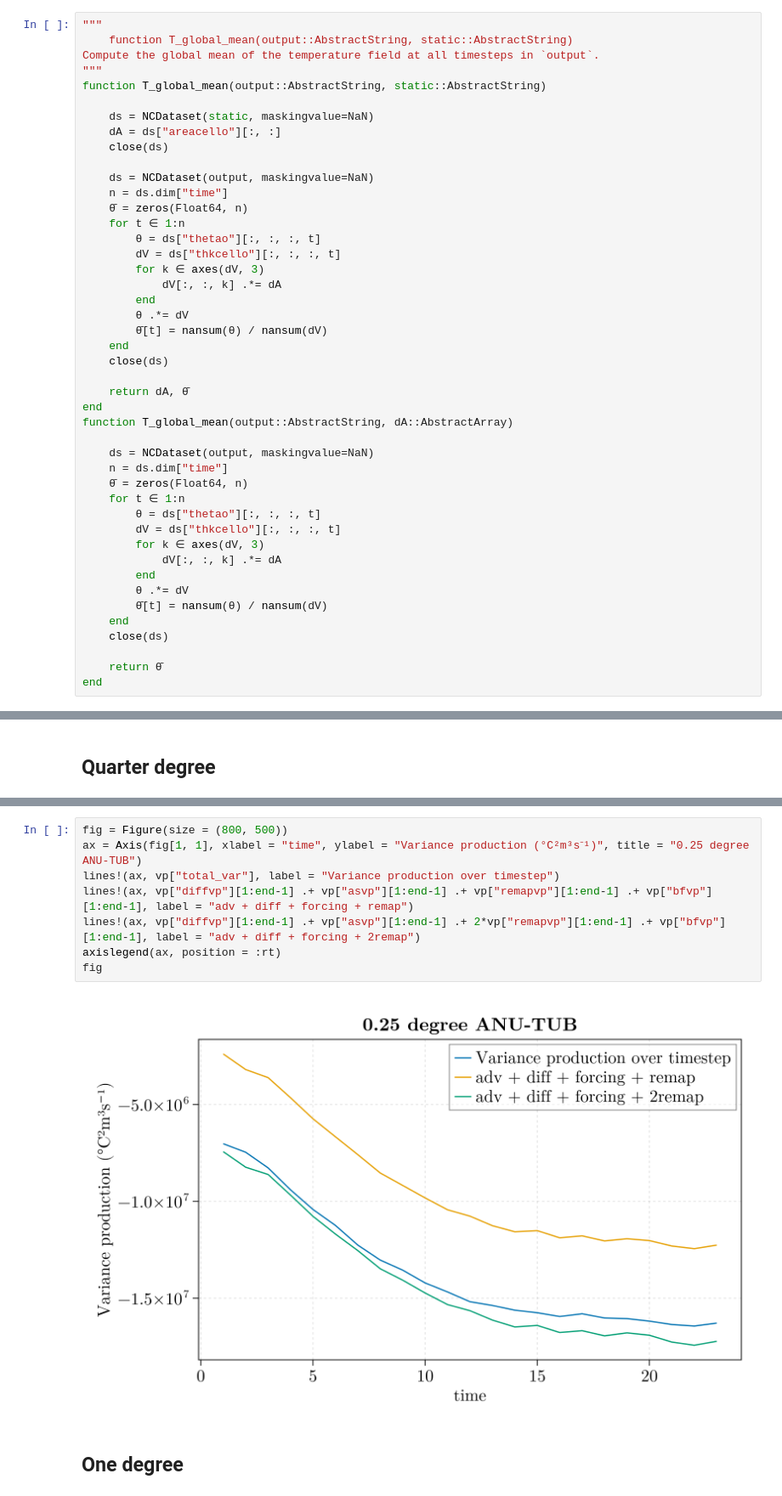
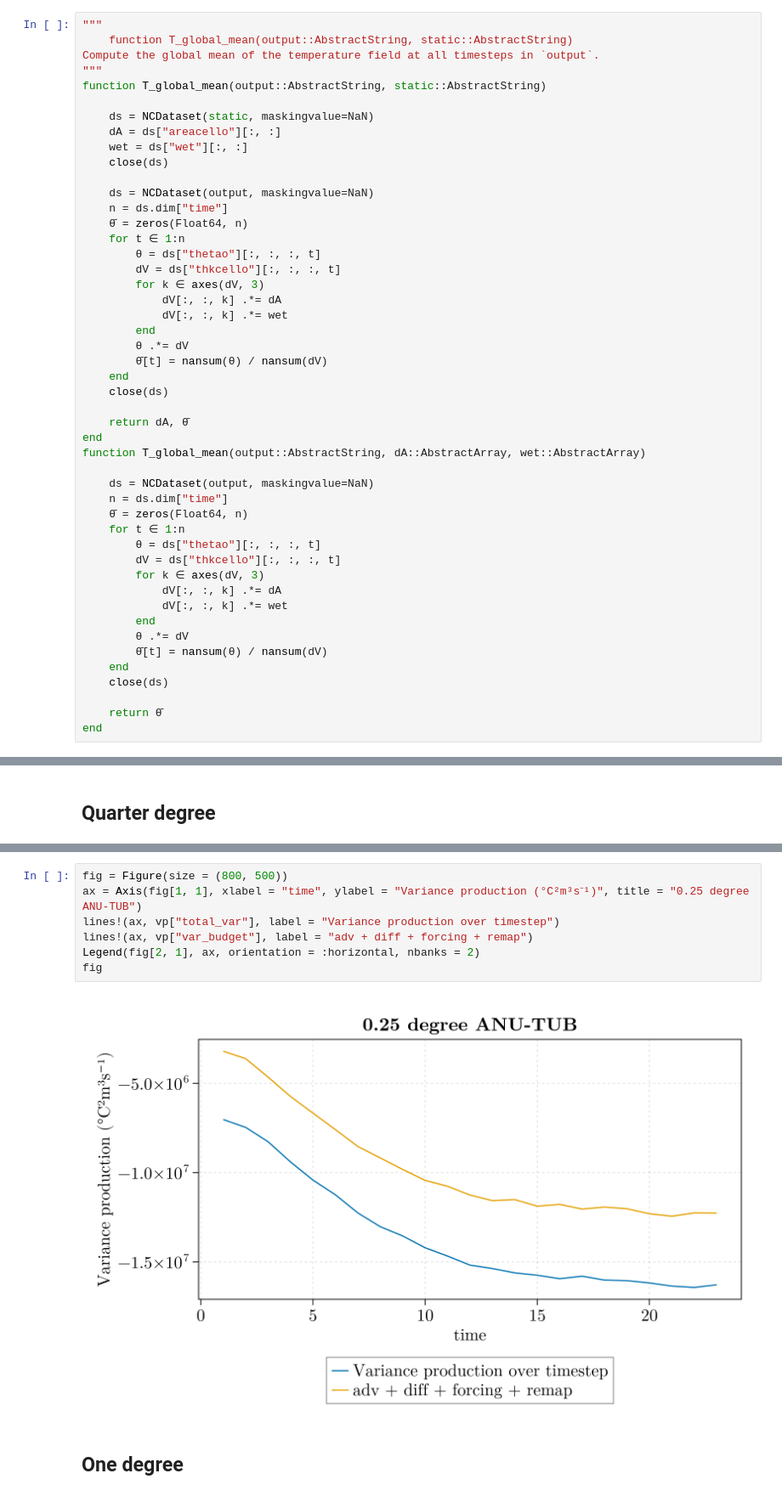
Before and after one commit to jbisits/anu-tub, a Jupyter notebook: output/total_variance_production.ipynb, the cells around one changed output, grey strips where cells are left out. Shown at 85% size. Cells and saved outputs as stored; diff of their text form.

```diff
--- a/output/total_variance_production.ipynb
+++ b/output/total_variance_production.ipynb
@@ -41,6 +41,7 @@ function T_global_mean(output::AbstractString, static::AbstractString)
 
     ds = NCDataset(static, maskingvalue=NaN)
     dA = ds["areacello"][:, :]
+    wet = ds["wet"][:, :]
     close(ds)
 
     ds = NCDataset(output, maskingvalue=NaN)
@@ -51,6 +52,7 @@ function T_global_mean(output::AbstractString, static::AbstractString)
         dV = ds["thkcello"][:, :, :, t]
         for k ∈ axes(dV, 3)
             dV[:, :, k] .*= dA
+            dV[:, :, k] .*= wet
         end
         θ .*= dV
         θ̄[t] = nansum(θ) / nansum(dV)
@@ -59,7 +61,7 @@ function T_global_mean(output::AbstractString, static::AbstractString)
 
     return dA, θ̄
 end
-function T_global_mean(output::AbstractString, dA::AbstractArray)
+function T_global_mean(output::AbstractString, dA::AbstractArray, wet::AbstractArray)
 
     ds = NCDataset(output, maskingvalue=NaN)
     n = ds.dim["time"]
@@ -69,6 +71,7 @@ function T_global_mean(output::AbstractString, dA::AbstractArray)
         dV = ds["thkcello"][:, :, :, t]
         for k ∈ axes(dV, 3)
             dV[:, :, k] .*= dA
+            dV[:, :, k] .*= wet
         end
         θ .*= dV
         θ̄[t] = nansum(θ) / nansum(dV)
@@ -192,13 +189,12 @@ fig
 # %%
 fig = Figure(size = (800, 500))
 ax = Axis(fig[1, 1], xlabel = "time", ylabel = "Variance production (°C²m³s⁻¹)", title = "0.25 degree ANU-TUB")
 lines!(ax, vp["total_var"], label = "Variance production over timestep")
-lines!(ax, vp["diffvp"][1:end-1] .+ vp["asvp"][1:end-1] .+ vp["remapvp"][1:end-1] .+ vp["bfvp"][1:end-1], label = "adv + diff + forcing + remap")
-lines!(ax, vp["diffvp"][1:end-1] .+ vp["asvp"][1:end-1] .+ 2*vp["remapvp"][1:end-1] .+ vp["bfvp"][1:end-1], label = "adv + diff + forcing + 2remap")
-axislegend(ax, position = :rt)
+lines!(ax, vp["var_budget"], label = "adv + diff + forcing + remap")
+Legend(fig[2, 1], ax, orientation = :horizontal, nbanks = 2)
 fig
 # %% [output]
-[figure, old version]
+[figure, new version]
 # %% [markdown]
 ## One degree
 # %%
```
Also changed, not shown: parts of 11 cells of this notebook, 6 other files.
